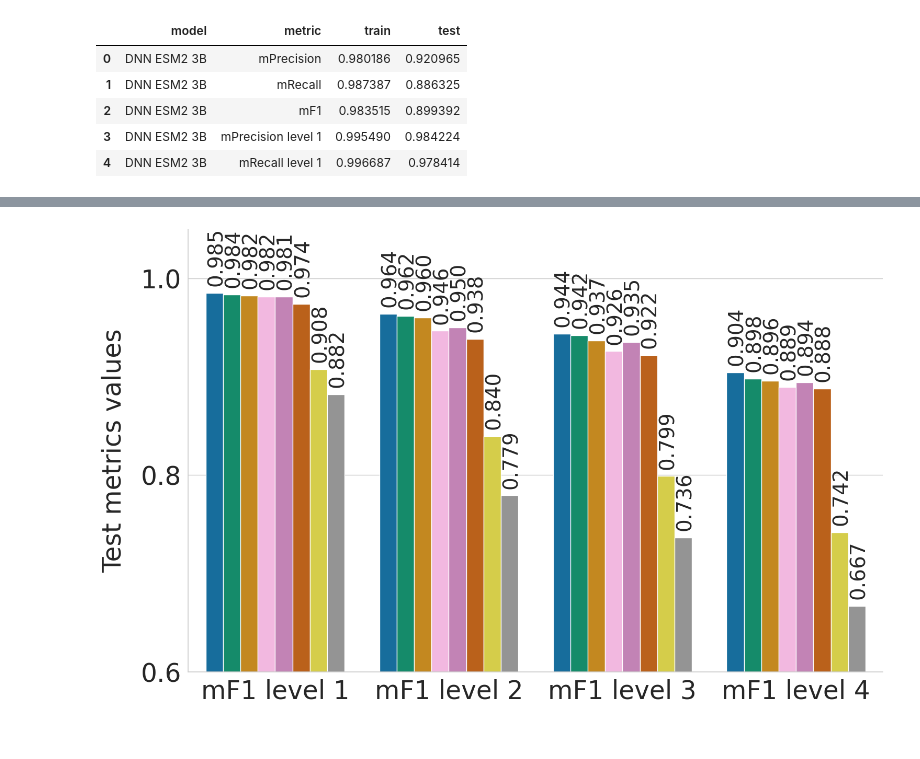
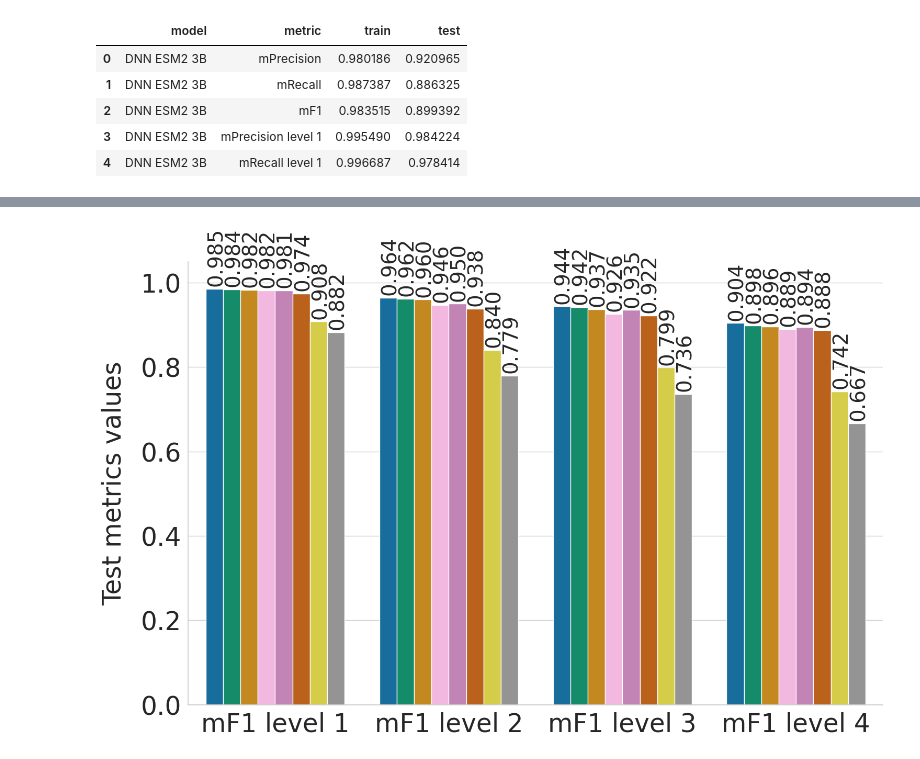
Before and after one commit to jcapels/ec_numbers_prediction, a Jupyter notebook: notebooks/1-general_results.ipynb, the cells around one changed output, grey strips where cells are left out. Cells and saved outputs as stored; diff of their text form; code cells hidden in the pictures.

```diff
--- a/notebooks/1-general_results.ipynb
+++ b/notebooks/1-general_results.ipynb
@@ -51,7 +51,7 @@ matplotlib.rcParams['savefig.transparent'] = True
 
 metrics_merged_overall = metrics_merged_overall.sort_values(by=['metric', 'test'], ascending=[True, False])
 
-sns.set(rc={'figure.figsize':(11.7,8.27)})
+sns.set(rc={'figure.figsize':(11.7,5)})
 sns.set(font_scale=2)
 sns.set_style("whitegrid")
 sns.set_palette("Set2")
@@ -69,7 +69,7 @@ plt.ylabel("Test metrics values", labelpad=20, fontsize=35)
 for ax in g.axes.flat:
     for p in ax.patches:
         ax.annotate(format(p.get_height(), '.3f'),
-                    (p.get_x() + p.get_width() / 2., p.get_height() +  0.04),
+                    (p.get_x() + p.get_width() / 2., p.get_height() +  0.08),
                     ha='center', va='center',
                     xytext=(0, 9),
                     textcoords='offset points',
@@ -79,6 +79,6 @@ for ax in g.axes.flat:
 
 g.set_xticklabels(size=35)
 g.set_yticklabels(size=35)
-g.set(ylim=(0.6, 1.05), yticks=[0.6, 0.7, 0.8, 0.9, 1.0])
+g.set(ylim=(0, 1.05))
 plt.savefig("overall_metrics.png", dpi=400, bbox_inches='tight')
 # %% [output]
@@ -91,40 +91,40 @@ import matplotlib.pyplot as plt
 
 metrics_merged_merged = metrics_merged_merged.sort_values(by=['metric', 'test'], ascending=[True, False])
 
-sns.set(rc={'figure.figsize':(14.7,8.27)})
+sns.set(rc={'figure.figsize':(11.7,5)})
 sns.set(font_scale=2)
 sns.set_style("whitegrid")
 sns.set_palette("Set2")
 matplotlib.rcParams['savefig.transparent'] = True
 
 g = sns.catplot(x="metric", y="test", hue="model", data=metrics_merged_merged, kind="bar", height=10, aspect=1.5, palette=color_map, legend=False)
 
 # sort the bars by mF1
 #plt.title("mF1 Scores for Test Set", pad=10, fontsize=30)
 plt.ylabel("Test metrics values", labelpad=20, fontsize=35)
 
 for ax in g.axes.flat:
     for p in ax.patches:
         ax.annotate(format(p.get_height(), '.3f'),
-                    (p.get_x() + p.get_width() / 2 + 0.01, p.get_height() +  0.03),
+                    (p.get_x() + p.get_width() / 2 + 0.01, p.get_height() +  0.06),
                     ha='center', va='center',
                     xytext=(0, 9),
                     textcoords='offset points',
                     fontsize=28,  # Adjust the fontsize here
                     rotation=90)
 
 legend = plt.legend(bbox_to_anchor=(0.05, -0.3), loc=2, borderaxespad=0., prop={'size': 45}, ncol=2)
 fig  = legend.figure
 fig.canvas.draw()
 bbox  = legend.get_window_extent().transformed(fig.dpi_scale_trans.inverted())
 fig.savefig("legend.png", dpi="figure", bbox_inches=bbox)
 legend.remove()
 
 plt.xlabel("")
 
 g.set_xticklabels(size=35)
 g.set_yticklabels(size=35)
-g.set(ylim=(0.6, 1.05))
+g.set(ylim=(0, 1.05))
 plt.savefig("mf1_metrics_levels.png", dpi=400, bbox_inches='tight')
 # %% [output]
-[figure, old version]
+[figure, new version]
```
Also changed, not shown: parts of 1 cell of this notebook, 12 other files.
